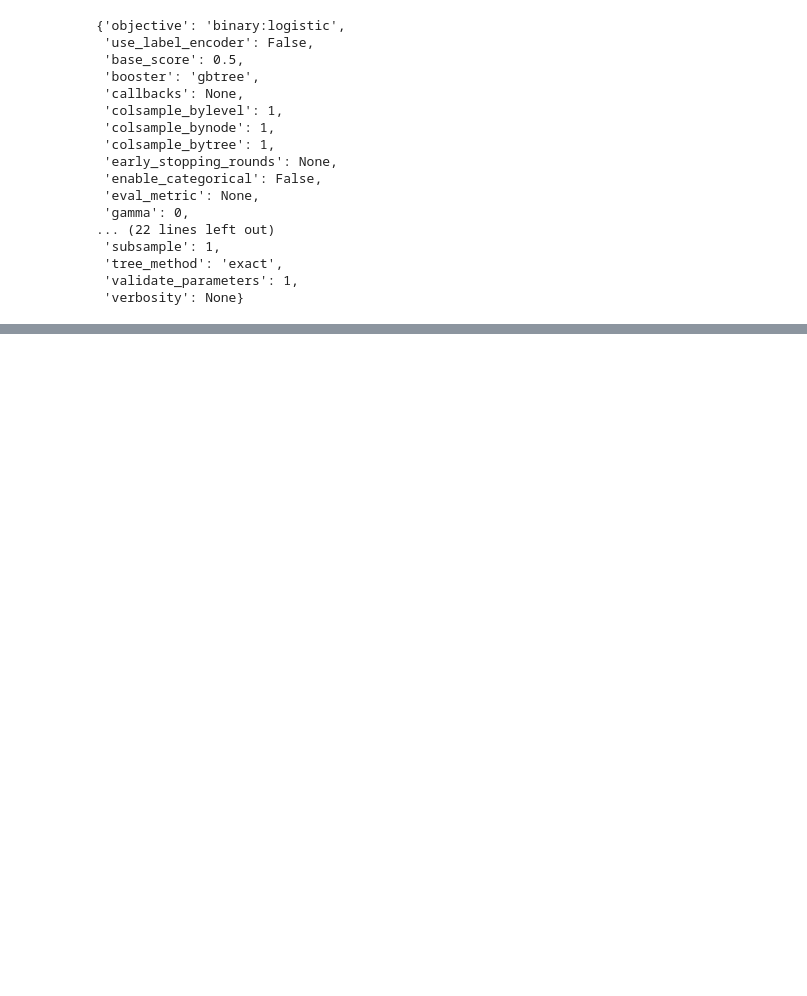
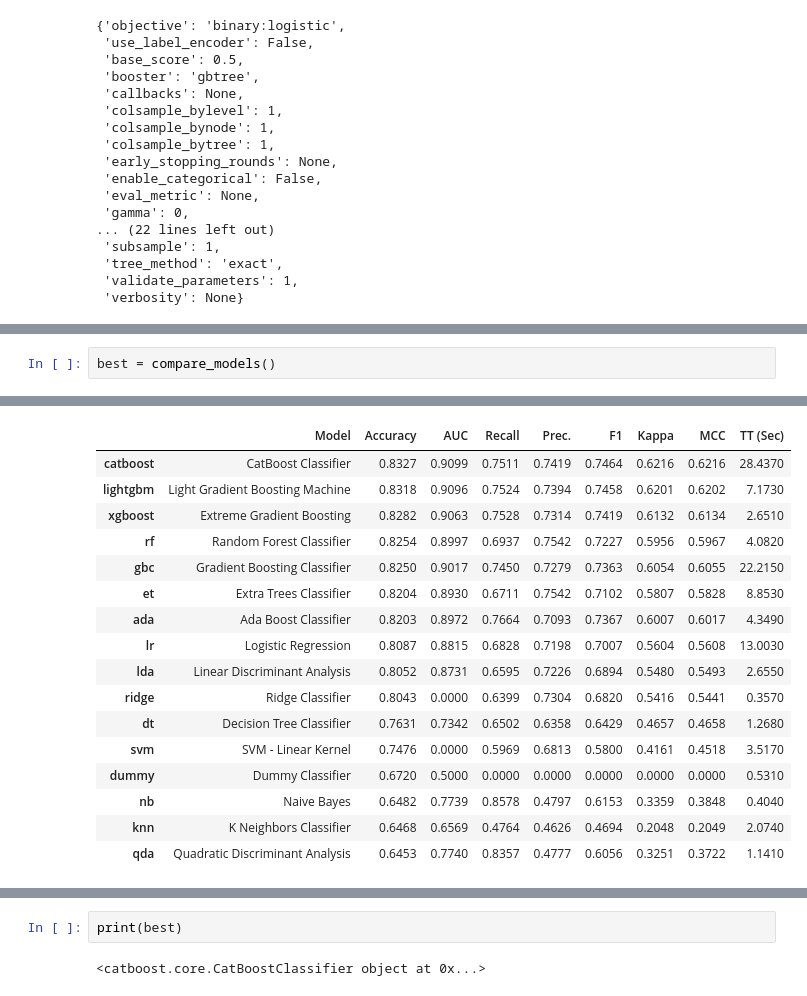
Before and after one commit to RedEyeMikey/Churn-prediction, a Jupyter notebook: churn-prediction.ipynb, the cells around one changed output, grey strips where cells are left out. Drawn from its saved outputs; the diff is of its cells as text; blank space fills up the shorter version.

```diff
--- a/churn-prediction.ipynb
+++ b/churn-prediction.ipynb
@@ -611,0 +630,3 @@ Recall is: 0.6180008295313149
+# %%
+best = compare_models()
+# %% [output]
@@ -611,0 +634,17 @@ Recall is: 0.6180008295313149
+|  | Model | Accuracy | AUC | Recall | Prec. | F1 | Kappa | MCC | TT (Sec) |
+| catboost | CatBoost Classifier | 0.8327 | 0.9099 | 0.7511 | 0.7419 | 0.7464 | 0.6216 | 0.6216 | 28.4370 |
+| lightgbm | Light Gradient Boosting Machine | 0.8318 | 0.9096 | 0.7524 | 0.7394 | 0.7458 | 0.6201 | 0.6202 | 7.1730 |
+| xgboost | Extreme Gradient Boosting | 0.8282 | 0.9063 | 0.7528 | 0.7314 | 0.7419 | 0.6132 | 0.6134 | 2.6510 |
+| rf | Random Forest Classifier | 0.8254 | 0.8997 | 0.6937 | 0.7542 | 0.7227 | 0.5956 | 0.5967 | 4.0820 |
+| gbc | Gradient Boosting Classifier | 0.8250 | 0.9017 | 0.7450 | 0.7279 | 0.7363 | 0.6054 | 0.6055 | 22.2150 |
+| et | Extra Trees Classifier | 0.8204 | 0.8930 | 0.6711 | 0.7542 | 0.7102 | 0.5807 | 0.5828 | 8.8530 |
+| ada | Ada Boost Classifier | 0.8203 | 0.8972 | 0.7664 | 0.7093 | 0.7367 | 0.6007 | 0.6017 | 4.3490 |
+| lr | Logistic Regression | 0.8087 | 0.8815 | 0.6828 | 0.7198 | 0.7007 | 0.5604 | 0.5608 | 13.0030 |
+| lda | Linear Discriminant Analysis | 0.8052 | 0.8731 | 0.6595 | 0.7226 | 0.6894 | 0.5480 | 0.5493 | 2.6550 |
+| ridge | Ridge Classifier | 0.8043 | 0.0000 | 0.6399 | 0.7304 | 0.6820 | 0.5416 | 0.5441 | 0.3570 |
+| dt | Decision Tree Classifier | 0.7631 | 0.7342 | 0.6502 | 0.6358 | 0.6429 | 0.4657 | 0.4658 | 1.2680 |
+| svm | SVM - Linear Kernel | 0.7476 | 0.0000 | 0.5969 | 0.6813 | 0.5800 | 0.4161 | 0.4518 | 3.5170 |
+| dummy | Dummy Classifier | 0.6720 | 0.5000 | 0.0000 | 0.0000 | 0.0000 | 0.0000 | 0.0000 | 0.5310 |
+| nb | Naive Bayes | 0.6482 | 0.7739 | 0.8578 | 0.4797 | 0.6153 | 0.3359 | 0.3848 | 0.4040 |
+| knn | K Neighbors Classifier | 0.6468 | 0.6569 | 0.4764 | 0.4626 | 0.4694 | 0.2048 | 0.2049 | 2.0740 |
+| qda | Quadratic Discriminant Analysis | 0.6453 | 0.7740 | 0.8357 | 0.4777 | 0.6056 | 0.3251 | 0.3722 | 1.1410 |
@@ -611,0 +652,4 @@ Recall is: 0.6180008295313149
+# %%
+print(best)
+# %% [output]
+<catboost.core.CatBoostClassifier object at 0x...>
```
Also changed, not shown: parts of 26 cells of this notebook, 7 other files.
